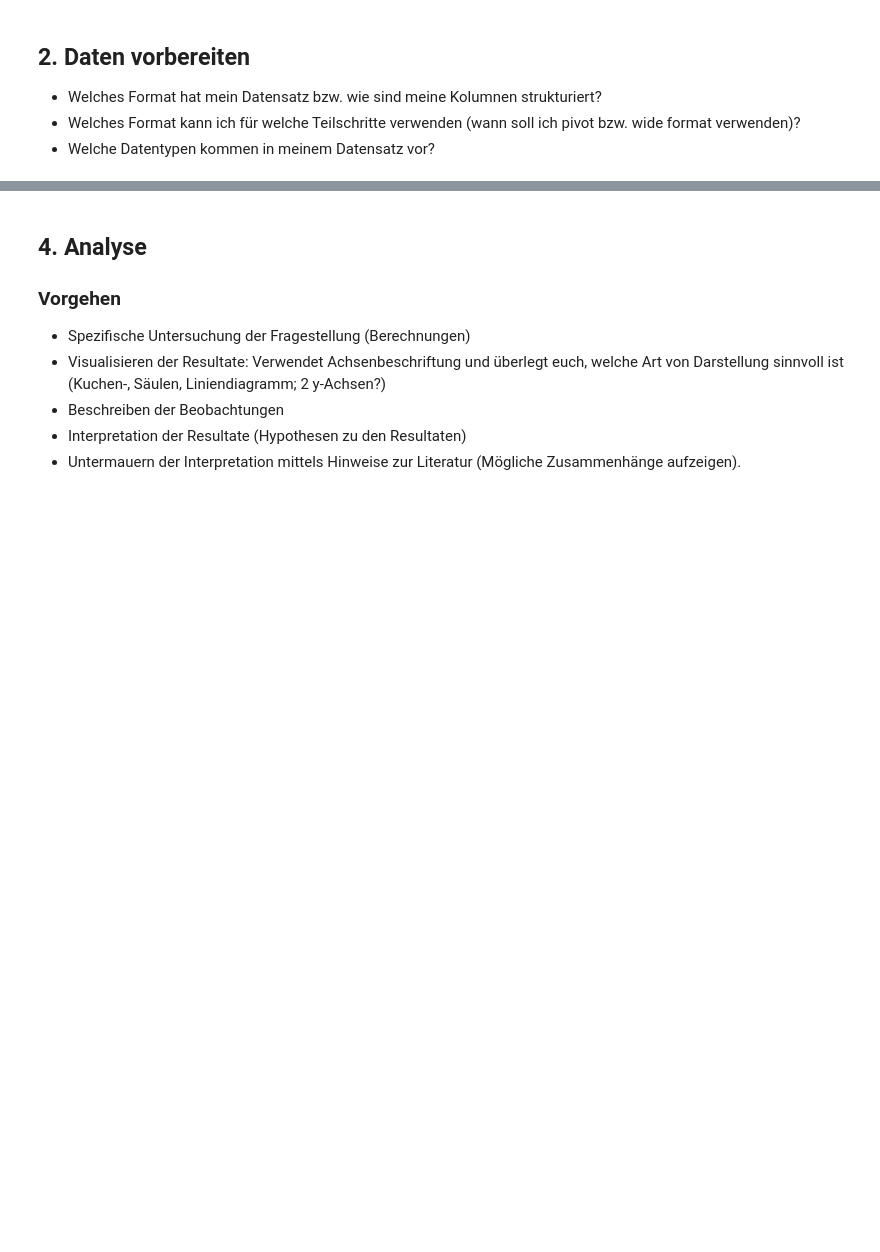
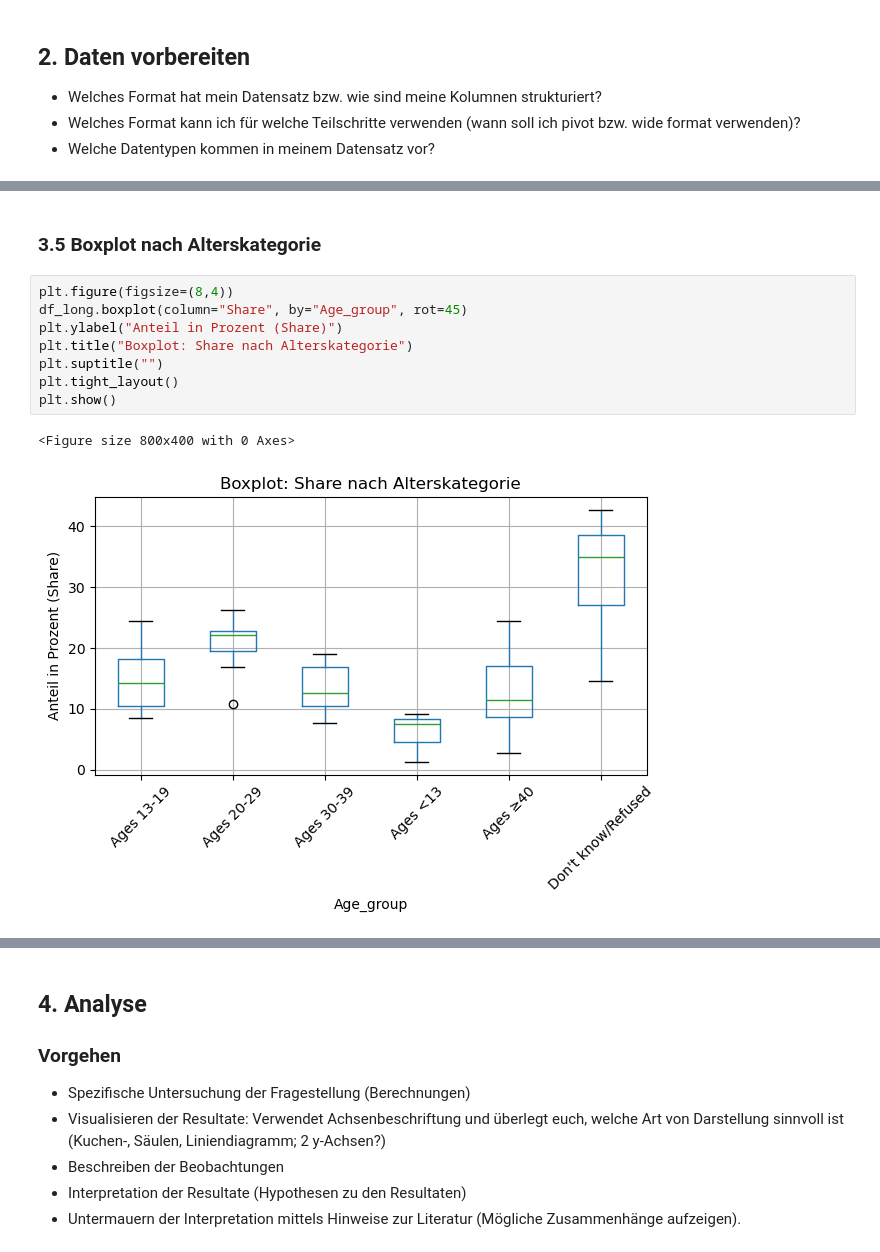
Before and after one commit to CarolinaTresch/Burden_of_Mental_Illness, a Jupyter notebook: Python LN mental illness age.ipynb, the cells around one changed output, grey strips where cells are left out. Drawn from its saved outputs; the diff is of its cells as text; blank space fills up the shorter version.

```diff
--- a/Python LN mental illness age.ipynb
+++ b/Python LN mental illness age.ipynb
@@ -60,0 +227,13 @@ Error:
+# %% [markdown]
+### 3.5 Boxplot nach Alterskategorie
+# %%
+plt.figure(figsize=(8,4))
+df_long.boxplot(column="Share", by="Age_group", rot=45)
+plt.ylabel("Anteil in Prozent (Share)")
+plt.title("Boxplot: Share nach Alterskategorie")
+plt.suptitle("")
+plt.tight_layout()
+plt.show()
+# %% [output]
+<Figure size 800x400 with 0 Axes>
+[figure, added]
```
Also changed, not shown: parts of 31 cells of this notebook.
